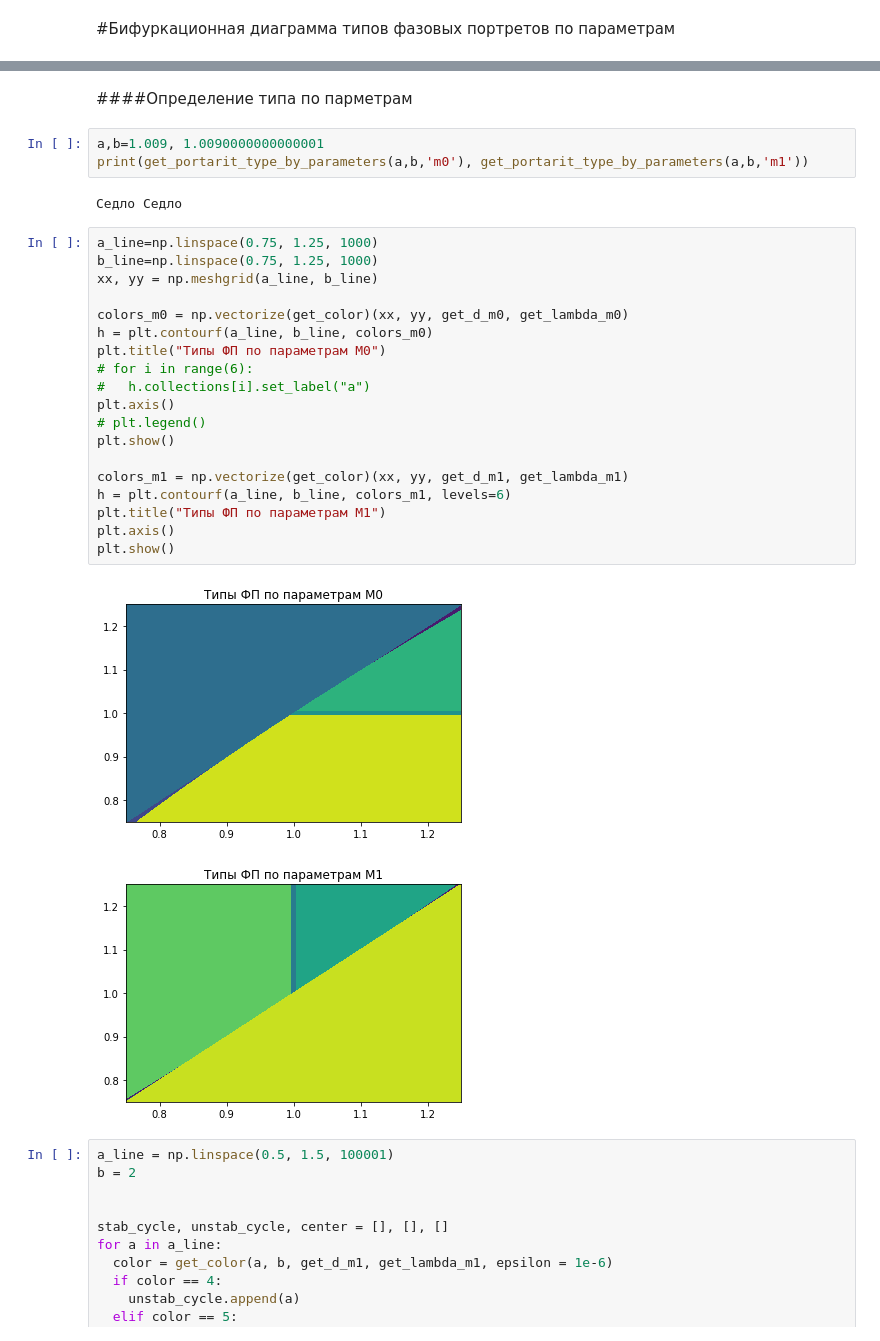
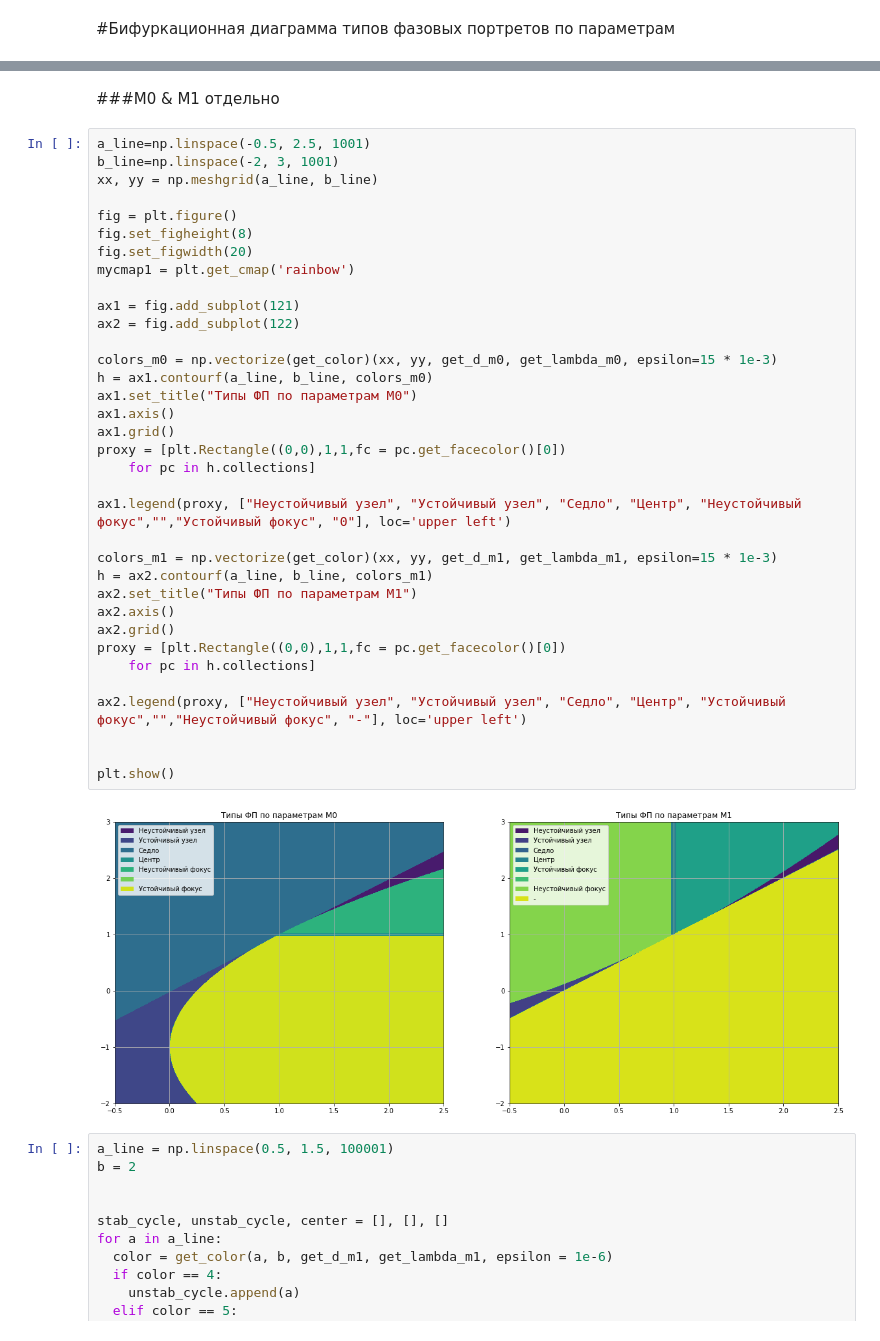
Before and after one commit to SergeyPishchulov/CurrencyConverter, a Jupyter notebook: Копия_"ДУ_№6_Климатическая_модель_ipynb".ipynb, the cells around one changed output, grey strips where cells are left out. Saved outputs shown, nothing was run; the diff lists cells and outputs as text.

```diff
--- a/Копия_"ДУ_№6_Климатическая_модель_ipynb".ipynb
+++ b/Копия_"ДУ_№6_Климатическая_модель_ipynb".ipynb
@@ -141,32 +151,42 @@ def get_all_portrait_types():
-# %% [markdown]
-####Определение типа по парметрам
-# %%
-a,b=1.009, 1.0090000000000001
-print(get_portarit_type_by_parameters(a,b,'m0'), get_portarit_type_by_parameters(a,b,'m1'))
-# %% [output]
-Седло Седло
+# %% [markdown]
+###M0 & M1 отдельно
 # %%
-a_line=np.linspace(0.75, 1.25, 1000)
-b_line=np.linspace(0.75, 1.25, 1000)
+a_line=np.linspace(-0.5, 2.5, 1001)
+b_line=np.linspace(-2, 3, 1001)
 xx, yy = np.meshgrid(a_line, b_line)
 
-colors_m0 = np.vectorize(get_color)(xx, yy, get_d_m0, get_lambda_m0)
-h = plt.contourf(a_line, b_line, colors_m0)
-plt.title("Типы ФП по параметрам М0")
-# for i in range(6):
-#   h.collections[i].set_label("a")
-plt.axis()
-# plt.legend()
+fig = plt.figure()
+fig.set_figheight(8)
+fig.set_figwidth(20)
+mycmap1 = plt.get_cmap('rainbow')
+
+ax1 = fig.add_subplot(121)
+ax2 = fig.add_subplot(122)
+
+colors_m0 = np.vectorize(get_color)(xx, yy, get_d_m0, get_lambda_m0, epsilon=15 * 1e-3)
+h = ax1.contourf(a_line, b_line, colors_m0)
+ax1.set_title("Типы ФП по параметрам М0")
+ax1.axis()
+ax1.grid()
+proxy = [plt.Rectangle((0,0),1,1,fc = pc.get_facecolor()[0])
+    for pc in h.collections]
+
+ax1.legend(proxy, ["Неустойчивый узел", "Устойчивый узел", "Седло", "Центр", "Неустойчивый фокус","","Устойчивый фокус", "0"], loc='upper left')
+
+colors_m1 = np.vectorize(get_color)(xx, yy, get_d_m1, get_lambda_m1, epsilon=15 * 1e-3)
+h = ax2.contourf(a_line, b_line, colors_m1)
+ax2.set_title("Типы ФП по параметрам М1")
+ax2.axis()
+ax2.grid()
+proxy = [plt.Rectangle((0,0),1,1,fc = pc.get_facecolor()[0])
+    for pc in h.collections]
+
+ax2.legend(proxy, ["Неустойчивый узел", "Устойчивый узел", "Седло", "Центр", "Устойчивый фокус","","Неустойчивый фокус", "-"], loc='upper left')
+
+
 plt.show()
-
-colors_m1 = np.vectorize(get_color)(xx, yy, get_d_m1, get_lambda_m1)
-h = plt.contourf(a_line, b_line, colors_m1, levels=6)
-plt.title("Типы ФП по параметрам М1")
-plt.axis()
-plt.show()
 # %% [output]
-[figure, old version]
+[figure, new version]
-[figure, removed]
 # %%
 a_line = np.linspace(0.5, 1.5, 100001)
 b = 2
```
Also changed, not shown: parts of 41 cells of this notebook.
